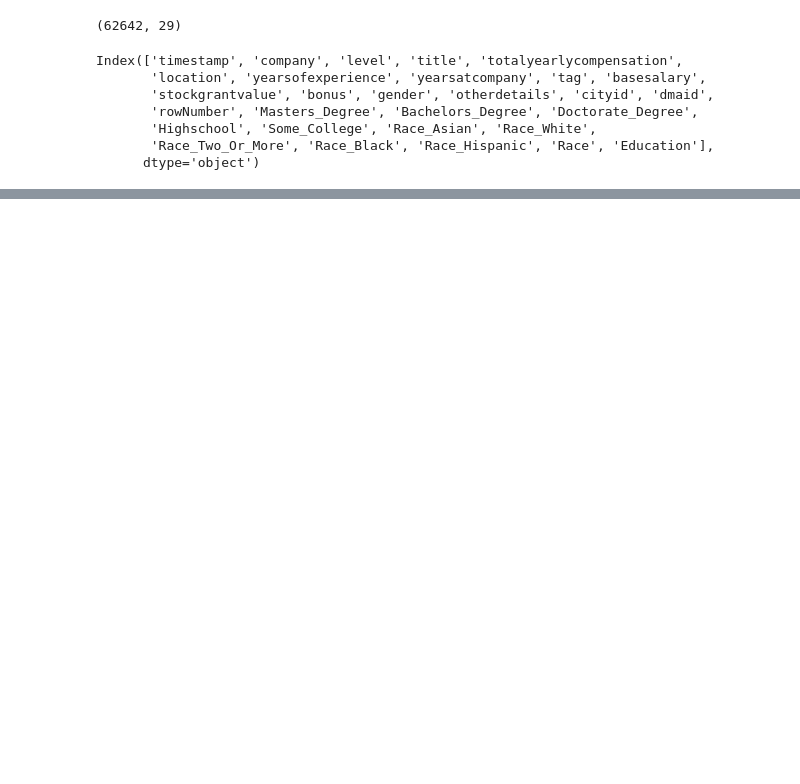
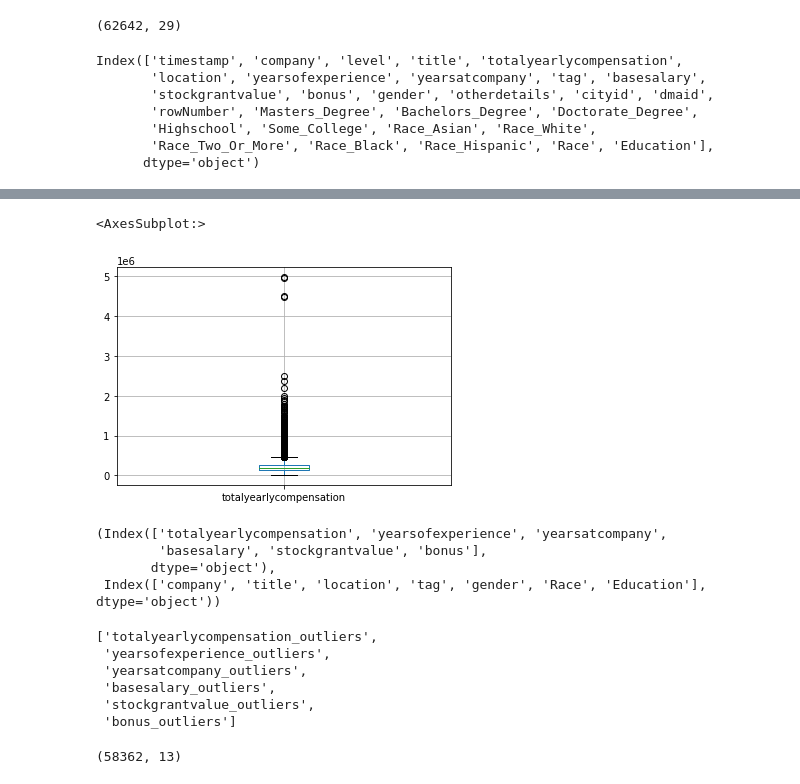
Before and after one commit to joevilla96/-DataProyect, a Jupyter notebook: src/EDA.ipynb, the cells around one changed output, grey strips where cells are left out. Drawn from its saved outputs; the diff is of its cells as text; code cells hidden in the pictures; blank space fills up the shorter version.

```diff
--- a/src/EDA.ipynb
+++ b/src/EDA.ipynb
@@ -19,3 +19,11 @@ Index(['timestamp', 'company', 'level', 'title', 'totalyearlycompensation',
        'Highschool', 'Some_College', 'Race_Asian', 'Race_White',
        'Race_Two_Or_More', 'Race_Black', 'Race_Hispanic', 'Race', 'Education'],
       dtype='object')
+# %%
+#Seleccionamos las columnas con las que trabajaremos
+selected_columns = ['company','title','totalyearlycompensation','location','yearsofexperience','yearsatcompany','tag','basesalary','stockgrantvalue',
+                    'bonus','gender','Race','Education']
+# %%
+#Creamos una nueva tabla para trabajar con ella
+df = df_salary[selected_columns].copy()
+df.shape
@@ -21,0 +75,3 @@ Index(['timestamp', 'company', 'level', 'title', 'totalyearlycompensation',
+# %%
+df = df.replace(to_replace='Title: Senior Software Engineer', value='No especificado')
+df.groupby(['gender']).count() #Verificamos
@@ -21,0 +85,5 @@ Index(['timestamp', 'company', 'level', 'title', 'totalyearlycompensation',
+# %%
+#Como obersvamos que los valores nulos se encuentran dentro de las columnas de tipo texto, les hacemos un filtro básico
+df_filtrado = df.fillna({'company':'No especificado','tag':'No especificado','gender':'No especificado','Race':'No especificado','Education':'No especificado',})
+df = df_filtrado
+df.isnull().sum()
@@ -21,0 +105,16 @@ Index(['timestamp', 'company', 'level', 'title', 'totalyearlycompensation',
+# %%
+df.boxplot('totalyearlycompensation') #Se observa un sesgo en cuanto a la recolección de datos, contamos con demasiados valores atípicos
+# %% [output]
+<AxesSubplot:>
+[figure, added]
+# %%
+#Agrupamos las columnas con sus respectivos valores (numéricos y textos)
+numeric_columns = df.select_dtypes(include=[float, int]).columns
+text_columns = df.select_dtypes(include=[object]).columns
+
+numeric_columns, text_columns
+# %% [output]
+(Index(['totalyearlycompensation', 'yearsofexperience', 'yearsatcompany',
+        'basesalary', 'stockgrantvalue', 'bonus'],
+       dtype='object'),
+ Index(['company', 'title', 'location', 'tag', 'gender', 'Race', 'Education'], dtype='object'))
@@ -21,0 +132,11 @@ Index(['timestamp', 'company', 'level', 'title', 'totalyearlycompensation',
+# %%
+#Agrupamos las columnas que contengan outliers
+outlier_columns = [column for column in df.columns if "outlier" in column]
+outlier_columns
+# %% [output]
+['totalyearlycompensation_outliers',
+ 'yearsofexperience_outliers',
+ 'yearsatcompany_outliers',
+ 'basesalary_outliers',
+ 'stockgrantvalue_outliers',
+ 'bonus_outliers']
@@ -21,0 +147,5 @@ Index(['timestamp', 'company', 'level', 'title', 'totalyearlycompensation',
+# %%
+df = df.drop(outlier_columns+["outlier"], axis=1).copy()
+df.shape
+# %% [output]
+(58362, 13)
```
Also changed, not shown: parts of 11 cells of this notebook.
